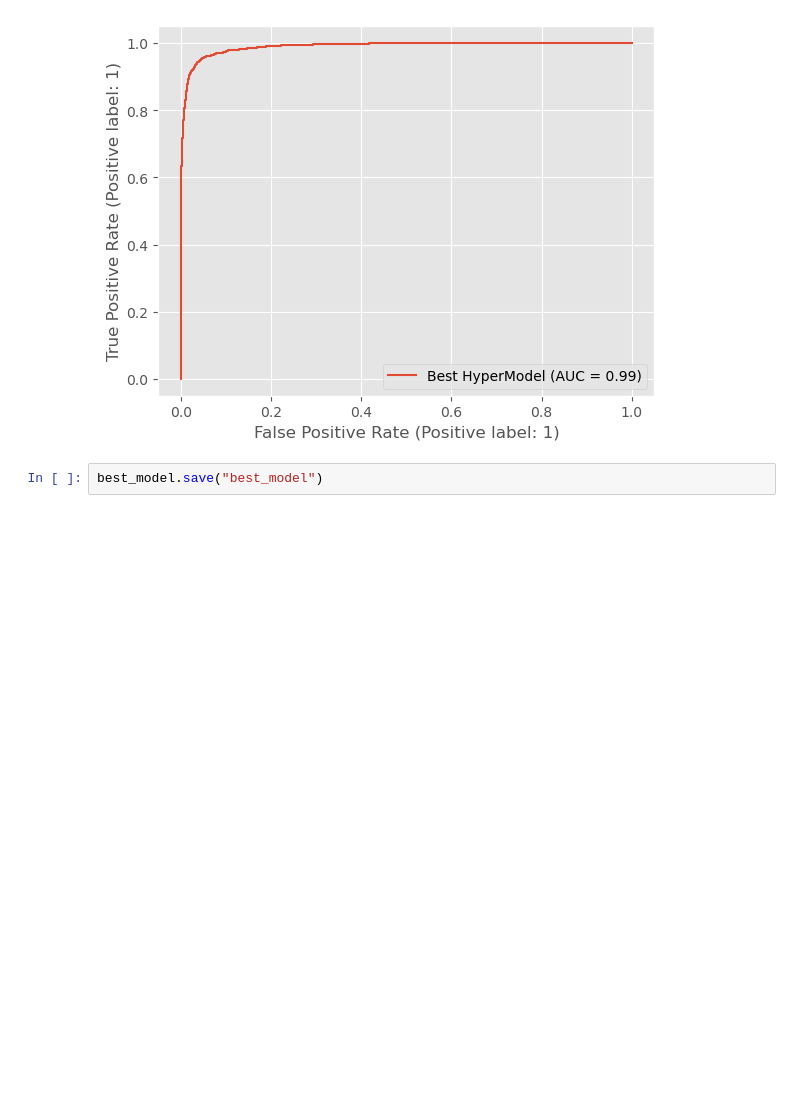
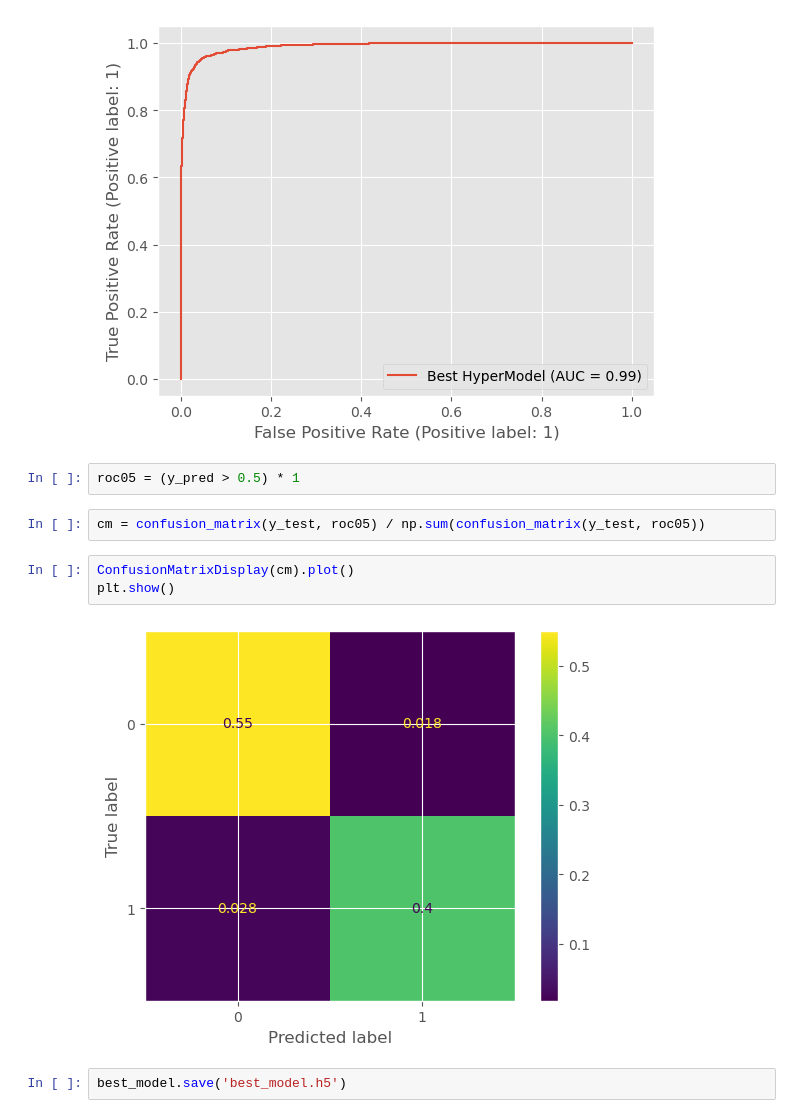
Before and after one commit to ZetrextJG/MLProject1_FakeNewsDetection, a Jupyter notebook: fake-news-detection-p5-5-hyperparameters.ipynb, the cells around one changed output. Drawn from its saved outputs; the diff is of its cells as text; blank space fills up the shorter version.

```diff
--- a/fake-news-detection-p5-5-hyperparameters.ipynb
+++ b/fake-news-detection-p5-5-hyperparameters.ipynb
@@ -537,5 +539,14 @@ RocCurveDisplay.from_predictions(y_test, y_pred, name="Best HyperModel")
 # %% [output]
 <sklearn.metrics._plot.roc_curve.RocCurveDisplay at 0x...>
 [figure]
+# %%
+roc05 = (y_pred > 0.5) * 1
+# %%
+cm = confusion_matrix(y_test, roc05) / np.sum(confusion_matrix(y_test, roc05))
+# %%
+ConfusionMatrixDisplay(cm).plot()
+plt.show()
+# %% [output]
+[figure, added]
 # %%
-best_model.save("best_model")
+best_model.save('best_model.h5')
```
Also changed, not shown: parts of 11 cells of this notebook.
